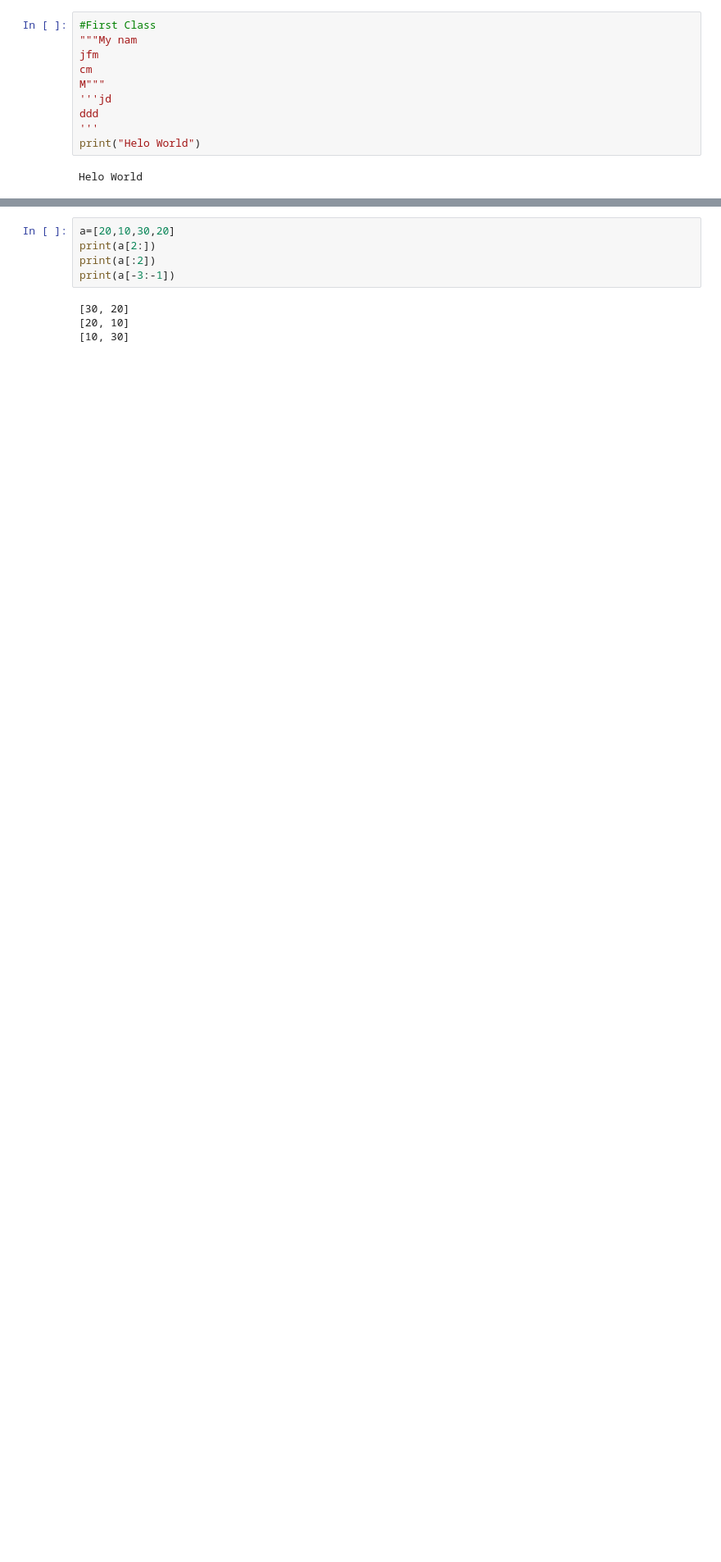
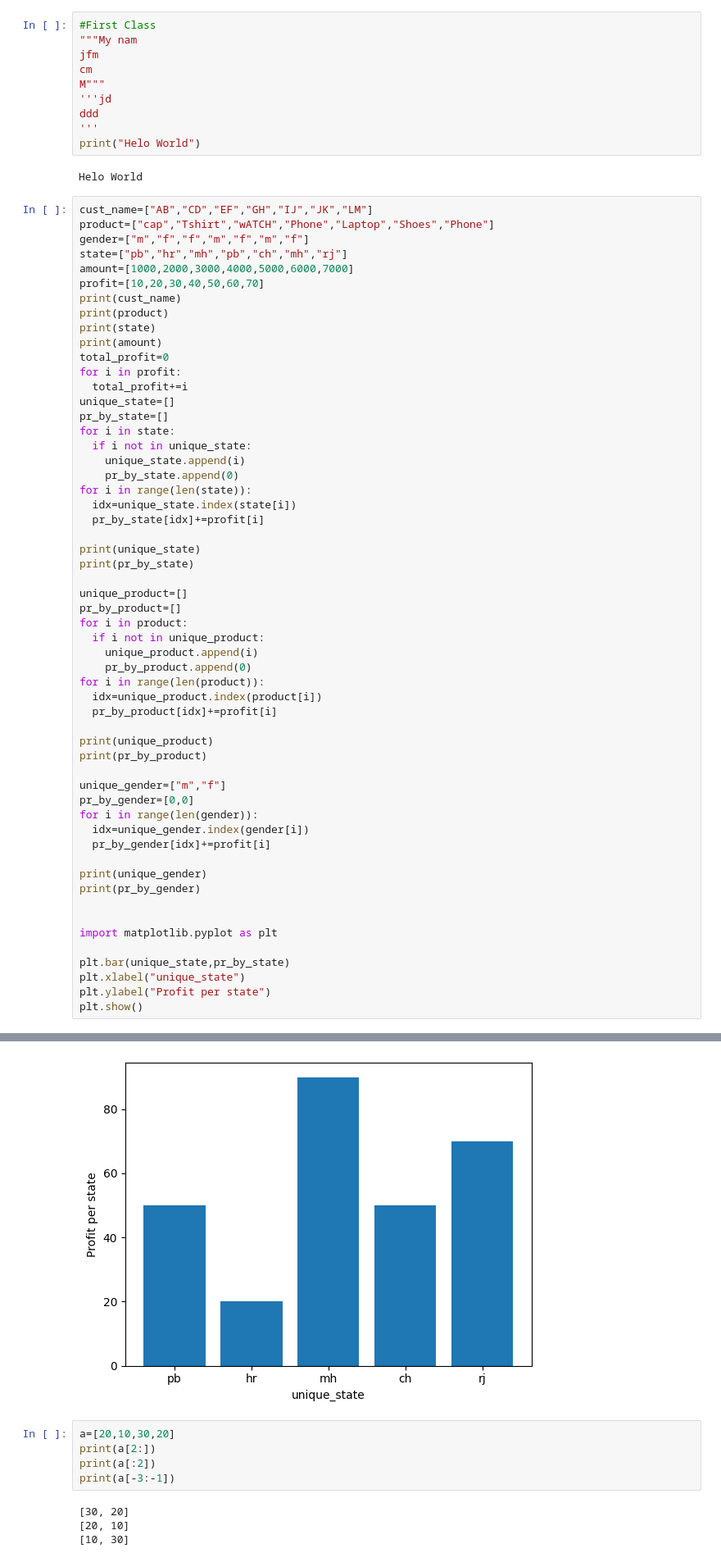
Before and after one commit to aggarwalvaibhav502-png/Vaibhav_Aggarwal09, a Jupyter notebook: Vibhu.ipynb, the cells around one changed output, grey strips where cells are left out. Shown at 82% size. Drawn from its saved outputs; the diff is of its cells as text; blank space fills up the shorter version.

```diff
--- a/Vibhu.ipynb
+++ b/Vibhu.ipynb
@@ -12,3 +12,60 @@ ddd
 print("Helo World")
 # %% [output]
 Helo World
+# %%
+cust_name=["AB","CD","EF","GH","IJ","JK","LM"]
+product=["cap","Tshirt","wATCH","Phone","Laptop","Shoes","Phone"]
+gender=["m","f","f","m","f","m","f"]
+state=["pb","hr","mh","pb","ch","mh","rj"]
+amount=[1000,2000,3000,4000,5000,6000,7000]
+profit=[10,20,30,40,50,60,70]
+print(cust_name)
+print(product)
+print(state)
+print(amount)
+total_profit=0
+for i in profit:
+  total_profit+=i
+unique_state=[]
+pr_by_state=[]
+for i in state:
+  if i not in unique_state:
+    unique_state.append(i)
+    pr_by_state.append(0)
+for i in range(len(state)):
+  idx=unique_state.index(state[i])
+  pr_by_state[idx]+=profit[i]
+
+print(unique_state)
+print(pr_by_state)
+
+unique_product=[]
+pr_by_product=[]
+for i in product:
+  if i not in unique_product:
+    unique_product.append(i)
+    pr_by_product.append(0)
+for i in range(len(product)):
+  idx=unique_product.index(product[i])
+  pr_by_product[idx]+=profit[i]
+
+print(unique_product)
+print(pr_by_product)
+
+unique_gender=["m","f"]
+pr_by_gender=[0,0]
+for i in range(len(gender)):
+  idx=unique_gender.index(gender[i])
+  pr_by_gender[idx]+=profit[i]
+
+print(unique_gender)
+print(pr_by_gender)
+
+
+import matplotlib.pyplot as plt
+
+plt.bar(unique_state,pr_by_state)
+plt.xlabel("unique_state")
+plt.ylabel("Profit per state")
+plt.show()
+# %% [output]
@@ -15,3 +82,4 @@ Helo World
+[figure, added]
 # %%
 a=[20,10,30,20]
 print(a[2:])
```
Also changed, not shown: parts of 1 cell of this notebook.
